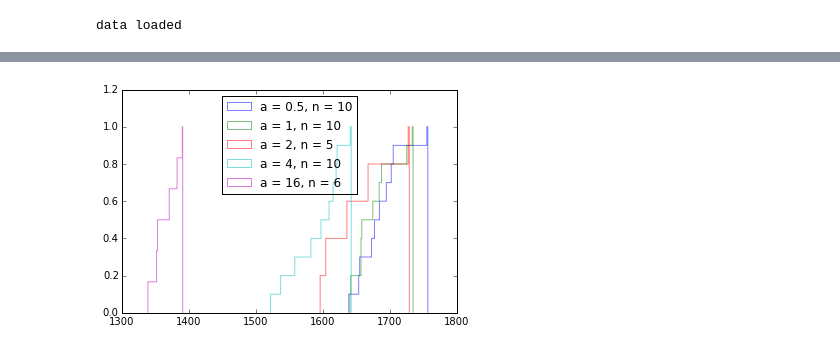
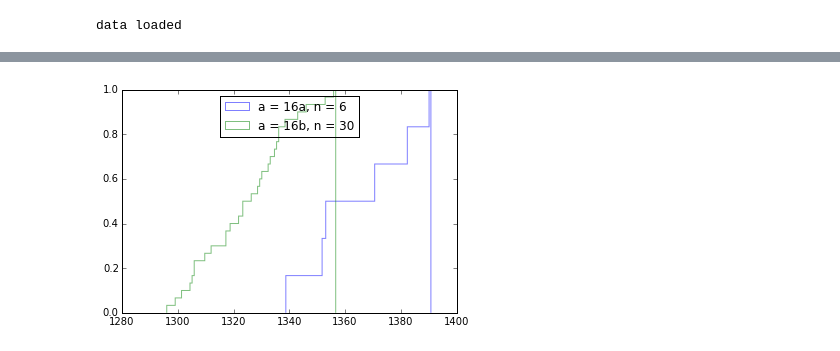
Before and after one commit to brelsford/topology, a Jupyter notebook: ReblockingFigs.ipynb, the cells around one changed output, grey strips where cells are left out. Drawn from its saved outputs; the diff is of its cells as text; code cells hidden in the pictures.

Commit message:
Reblocking Figure Code

```diff
--- a/ReblockingFigs.ipynb
+++ b/ReblockingFigs.ipynb
@@ -110,0 +147,14 @@ for a in alpha:
+# %%
+def merge_dict(orig, new):
+    for key in new.keys():
+        try:
+            orig[key] = orig[key] + new[key]
+        except:
+            orig[key] = new[key]
+
+    return orig
+
+
+#d = pickle.load(open("full_results_in_to_out.p", "rb"))
+
+d = pickle.load(open("epworth_alpha1.p", "rb"))
@@ -128,4 +200,20 @@ defaultdict(<type 'list'>, {0.5: [1756.7906404244811, 1678.4439492812896, 1695.6
+# %%
+d_compare={}
+d_compare['16a'] = D[16]
+d_compare['16b'] = d[16]
+
+#d_compare['4a'] = D[4]
+#d_compare['4b'] = d[4]
+
+#d_compare['2a'] = D[2]
+#d_compare['2b'] = d[2]
+
+#d_compare['1a'] = D[1]
+#d_compare['1b'] = d[1]
+
+#d_compare['0.5a'] = D[0.5]
+#d_compare['0.5b'] = d[0.5]
 # %%
-nice_histogram_many(D)
+nice_histogram_many(d_compare)
 # %% [output]
-[figure, old version]
+[figure, new version]
```
Also changed, not shown: parts of 27 cells of this notebook, 4 other files.
